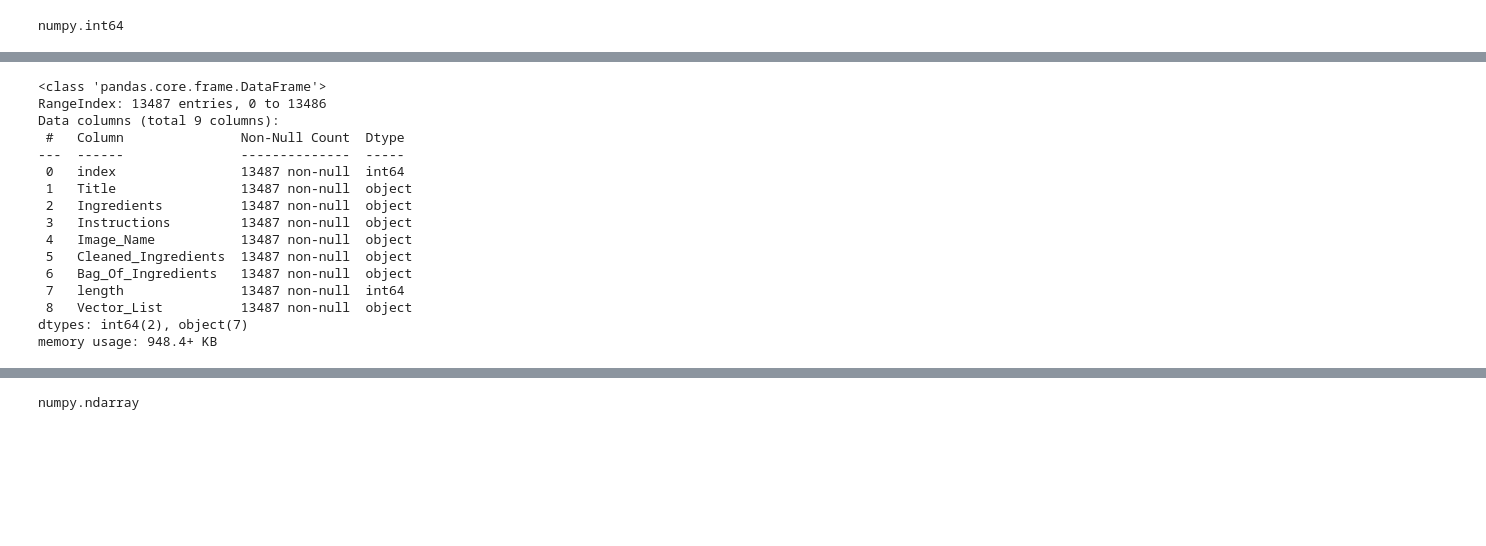
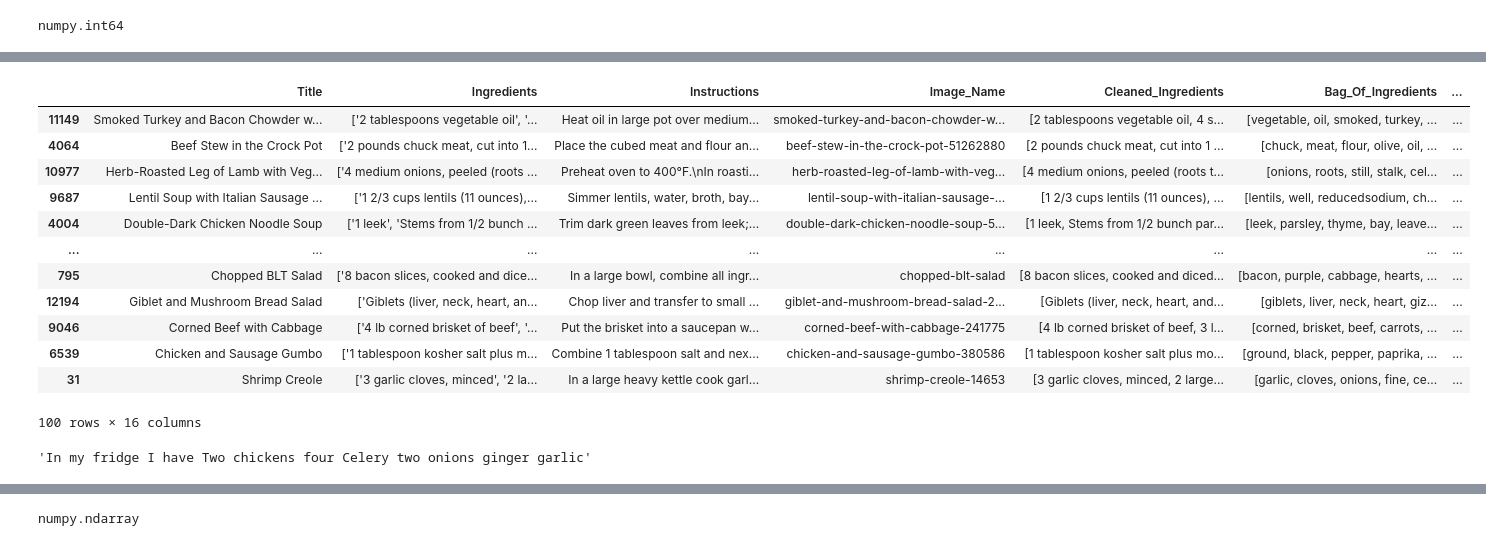
Before and after one commit to denwychan/wots_cookin, a Jupyter notebook: notebooks/DenChan_back_frontend_integration_tests.ipynb, the cells around one changed output, grey strips where cells are left out. Cells and saved outputs as stored; diff of their text form; code cells hidden in the pictures; blank space fills up the shorter version.

```diff
--- a/notebooks/DenChan_back_frontend_integration_tests.ipynb
+++ b/notebooks/DenChan_back_frontend_integration_tests.ipynb
@@ -75,0 +127,2 @@ numpy.int64
+# %%
+model = Word2Vec.load("../ref_data/word2vec.model")
@@ -75,0 +147,2 @@ numpy.int64
+# %%
+ing_vector = get_ingredients_vector(model, ingredients)
@@ -76,19 +163,21 @@ numpy.int64
 # %%
-df.info()
+get_similar_recipes(ing_vector, df['Vector_List'], df)
 # %% [output]
+|  | Title | Ingredients | Instructions | Image_Name | Cleaned_Ingredients | Bag_Of_Ingredients | ... |
+| 11149 | Smoked Turkey and Bacon Chowder w... | ['2 tablespoons vegetable oil', '... | Heat oil in large pot over medium... | smoked-turkey-and-bacon-chowder-w... | [2 tablespoons vegetable oil, 4 s... | [vegetable, oil, smoked, turkey, ... | ... |
+| 4064 | Beef Stew in the Crock Pot | ['2 pounds chuck meat, cut into 1... | Place the cubed meat and flour an... | beef-stew-in-the-crock-pot-51262880 | [2 pounds chuck meat, cut into 1 ... | [chuck, meat, flour, olive, oil, ... | ... |
+| 10977 | Herb-Roasted Leg of Lamb with Veg... | ['4 medium onions, peeled (roots ... | Preheat oven to 400°F.\nIn roasti... | herb-roasted-leg-of-lamb-with-veg... | [4 medium onions, peeled (roots t... | [onions, roots, still, stalk, cel... | ... |
+| 9687 | Lentil Soup with Italian Sausage ... | ['1 2/3 cups lentils (11 ounces),... | Simmer lentils, water, broth, bay... | lentil-soup-with-italian-sausage-... | [1 2/3 cups lentils (11 ounces), ... | [lentils, well, reducedsodium, ch... | ... |
+| 4004 | Double-Dark Chicken Noodle Soup | ['1 leek', 'Stems from 1/2 bunch ... | Trim dark green leaves from leek;... | double-dark-chicken-noodle-soup-5... | [1 leek, Stems from 1/2 bunch par... | [leek, parsley, thyme, bay, leave... | ... |
+| ... | ... | ... | ... | ... | ... | ... | ... |
+| 795 | Chopped BLT Salad | ['8 bacon slices, cooked and dice... | In a large bowl, combine all ingr... | chopped-blt-salad | [8 bacon slices, cooked and diced... | [bacon, purple, cabbage, hearts, ... | ... |
+| 12194 | Giblet and Mushroom Bread Salad | ['Giblets (liver, neck, heart, an... | Chop liver and transfer to small ... | giblet-and-mushroom-bread-salad-2... | [Giblets (liver, neck, heart, and... | [giblets, liver, neck, heart, giz... | ... |
+| 9046 | Corned Beef with Cabbage | ['4 lb corned brisket of beef', '... | Put the brisket into a saucepan w... | corned-beef-with-cabbage-241775 | [4 lb corned brisket of beef, 3 l... | [corned, brisket, beef, carrots, ... | ... |
+| 6539 | Chicken and Sausage Gumbo | ['1 tablespoon kosher salt plus m... | Combine 1 tablespoon salt and nex... | chicken-and-sausage-gumbo-380586 | [1 tablespoon kosher salt plus mo... | [ground, black, pepper, paprika, ... | ... |
+| 31 | Shrimp Creole | ['3 garlic cloves, minced', '2 la... | In a large heavy kettle cook garl... | shrimp-creole-14653 | [3 garlic cloves, minced, 2 large... | [garlic, cloves, onions, fine, ce... | ... |
-<class 'pandas.core.frame.DataFrame'>
-RangeIndex: 13487 entries, 0 to 13486
-Data columns (total 9 columns):
- #   Column               Non-Null Count  Dtype
----  ------               --------------  -----
- 0   index                13487 non-null  int64
- 1   Title                13487 non-null  object
- 2   Ingredients          13487 non-null  object
- 3   Instructions         13487 non-null  object
- 4   Image_Name           13487 non-null  object
- 5   Cleaned_Ingredients  13487 non-null  object
- 6   Bag_Of_Ingredients   13487 non-null  object
- 7   length               13487 non-null  int64
- 8   Vector_List          13487 non-null  object
-dtypes: int64(2), object(7)
-memory usage: 948.4+ KB
+100 rows × 16 columns
+# %%
+ingredient_str = 'In my fridge I have Two chickens four Celery two onions ginger garlic'
+ingredient_str
+# %% [output]
+'In my fridge I have Two chickens four Celery two onions ginger garlic'
```
Also changed, not shown: parts of 23 cells of this notebook.
